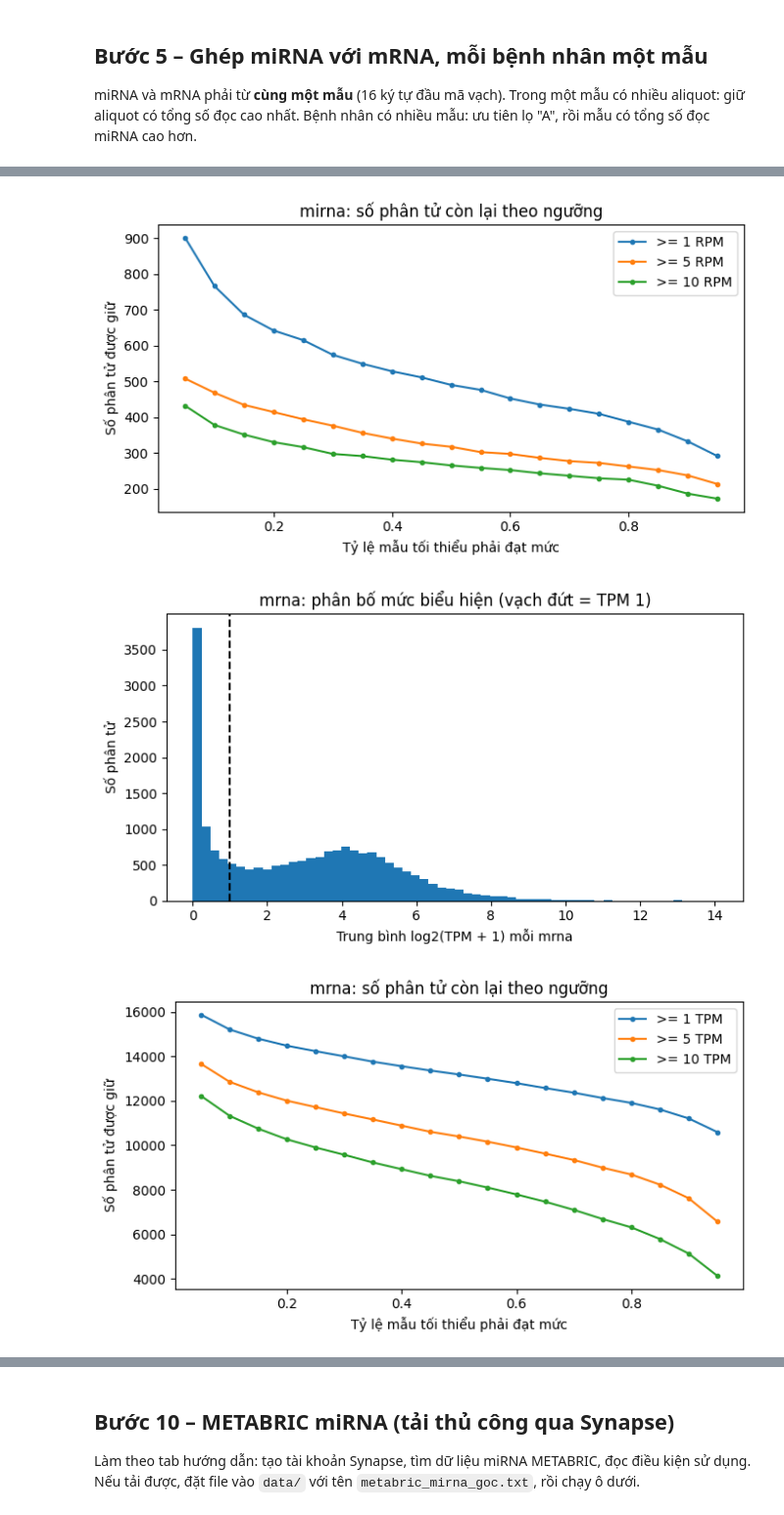
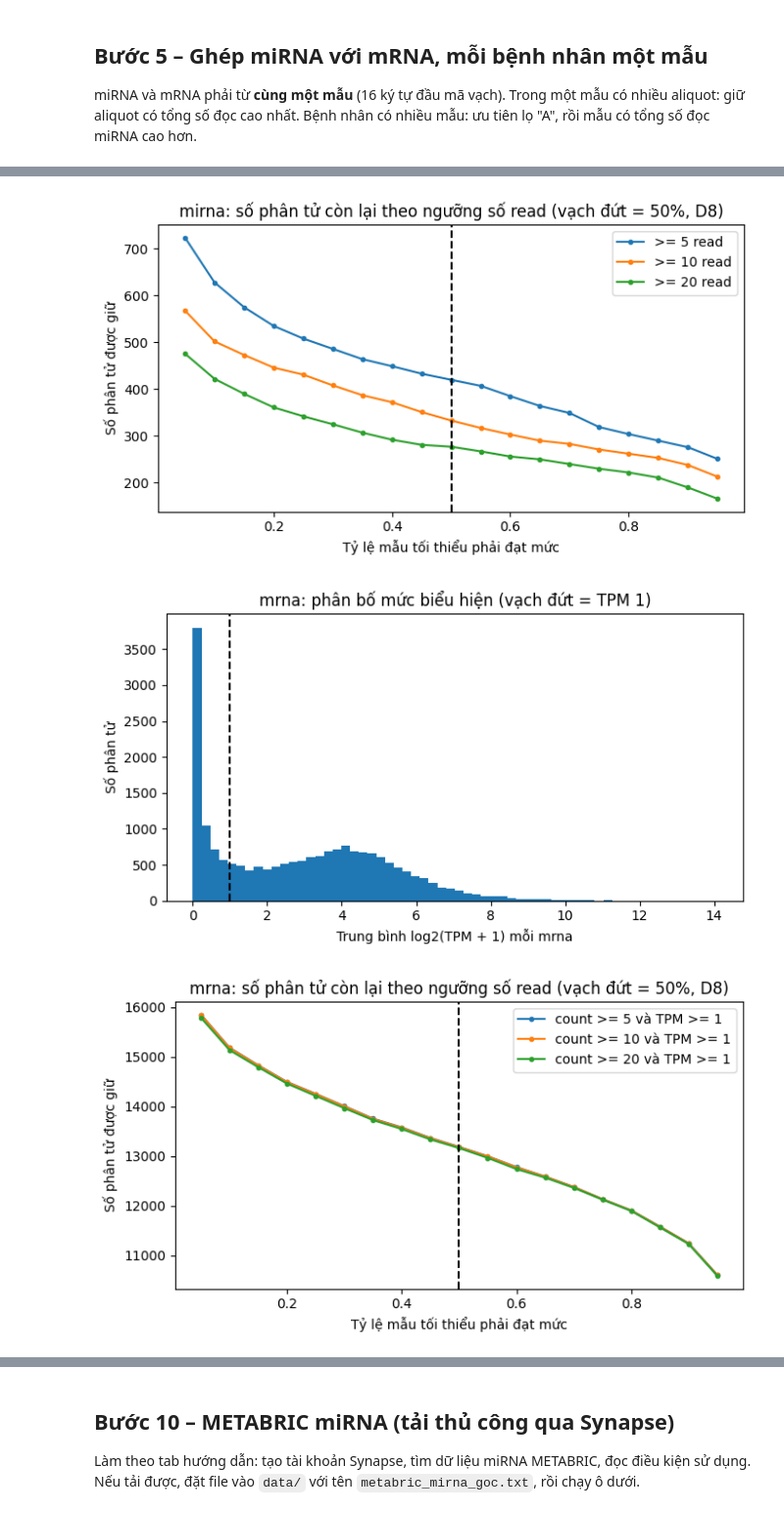
Before and after one commit to gnowV21/miRNA-mRNA_BC, a Jupyter notebook: notebooks/ND1_tien_xu_ly_du_lieu.ipynb, the cells around one changed output, grey strips where cells are left out. Shown at 98% size. Cells and saved outputs as stored; diff of their text form; code cells hidden in the pictures.

Commit message:
ND1: cập nhật theo mốc 11/2026 (D1–D8): HER2 ASCO/CAP 2018, DSS, chú thích PanCanAtlas, ngưỡng theo read, giao nền tảng, QC thành phần

```diff
--- a/notebooks/ND1_tien_xu_ly_du_lieu.ipynb
+++ b/notebooks/ND1_tien_xu_ly_du_lieu.ipynb
@@ -192,23 +342,43 @@ B1.6 Loại di căn xa lúc chẩn đoán (M1)                 139  MX được
 # %%
 F_CDR = f"{DATA}/TCGA-CDR-SupplementalTableS1.xlsx"
+URL_CDR = f"{GDC}/data/1b5f413e-a8d1-4d10-92eb-7c4ae739ed81"
 if not os.path.exists(F_CDR):
-    r = requests.get(f"{GDC}/data/1b5f413e-a8d1-4d10-92eb-7c4ae739ed81", timeout=300)
+    r = phien.get(URL_CDR, timeout=300)
     if r.status_code != 200 or len(r.content) < 1e6:
         raise RuntimeError("Không tải được TCGA-CDR. Tải thủ công 'TCGA-CDR-SupplementalTableS1.xlsx' từ "
                            "https://gdc.cancer.gov/about-data/publications/pancanatlas rồi đặt vào " + DATA)
     with open(F_CDR, "wb") as f:
         f.write(r.content)
+ghi_phien_ban_file("TCGA-CDR", F_CDR, URL_CDR, "Liu et al., Cell 2018, Table S1")
 print(pd.ExcelFile(F_CDR).sheet_names)
 
-cot = ["PFI", "PFI.time", "OS", "OS.time", "DFI", "DFI.time"]
+cot = ["PFI", "PFI.time", "OS", "OS.time", "DFI", "DFI.time", "DSS", "DSS.time"]
+cot_mo_ta = ["new_tumor_event_type", "new_tumor_event_site", "new_tumor_event_dx_days_to",
+             "cause_of_death", "tumor_status", "initial_pathologic_dx_year",
+             "age_at_initial_pathologic_diagnosis", "ajcc_pathologic_tumor_stage", "histological_type"]
 cdr = pd.read_excel(F_CDR, sheet_name="TCGA-CDR")
-cdr = cdr.loc[(cdr.type == "BRCA") & cdr.Redaction.isna(), ["bcr_patient_barcode"] + cot]  # bỏ ca Redacted
+cdr = cdr.loc[(cdr.type == "BRCA") & cdr.Redaction.isna(), ["bcr_patient_barcode"] + cot + cot_mo_ta]  # bỏ ca Redacted
 cdr[cot] = cdr[cot].apply(pd.to_numeric, errors="coerce")          # "#N/A" -> NaN
+cdr = cdr.rename(columns={c: f"cdr_{c}" for c in cot_mo_ta})       # tránh trùng tên với cột biotab
 
 tnbc = pd.read_csv(f"{DATA}/b1_tcga_tnbc_lam_sang.csv", dtype=str).merge(cdr, on="bcr_patient_barcode")
-tnbc = tnbc[tnbc.PFI.notna() & (tnbc["PFI.time"] > 0)]
+tnbc = tnbc[tnbc.PFI.notna() & (tnbc["PFI.time"] > 0)].copy()
 ghi("B2.1 Có PFI hợp lệ trong TCGA-CDR", len(tnbc), "đã bỏ ca Redacted")
 print(tnbc.PFI.value_counts(), "\n", tnbc["PFI.time"].describe())
+
+# Loại sự kiện PFI: ưu tiên new_tumor_event_type của CDR, thiếu thì lấy từ bảng NTE của biotab
+anh_xa = {"Distant Metastasis": "di_can_xa", "Locoregional Recurrence": "tai_phat_tai_cho",
+          "Locoregional Disease": "tai_phat_tai_cho", "New Primary Tumor": "u_nguyen_phat_moi"}
+loai = tnbc.cdr_new_tumor_event_type.map(anh_xa)
+nte = pd.concat([doc_biotab("clinical_nte_brca"), doc_biotab("clinical_follow_up_v4.0_nte_brca")])
+nte = nte[nte.new_tumor_event_type.isin(anh_xa)].copy()
+nte["ngay"] = pd.to_numeric(nte.new_tumor_event_dx_days_to, errors="coerce")
+nte = nte.sort_values("ngay").drop_duplicates("bcr_patient_barcode")   # sự kiện mới đầu tiên
+tu_nte = tnbc.bcr_patient_barcode.map(nte.set_index("bcr_patient_barcode").new_tumor_event_type.map(anh_xa))
+loai = loai.fillna(tu_nte)
+loai = loai.where(loai.notna() | ~tnbc.DSS.eq(1), "tu_vong_do_u")
+tnbc["loai_su_kien_pfi"] = np.where(tnbc.PFI.eq(1), loai.fillna("khac_khong_ro"), None)
+print(tnbc.loai_su_kien_pfi.value_counts().to_string())
 tnbc.to_csv(f"{DATA}/b2_tcga_tnbc_lam_sang_endpoint.csv", index=False)
 # %% [output]
 ['TCGA-CDR', 'TCGA-CDR_Notes', 'ExtraEndpoints', 'ExtraEndpoints_Notes', 'Table4_PHAssumptionTests', 'Table5_PHAssumptionTests', 'TSS_Info', 'Fig2EFG_AdditionalInfo']
@@ -364,6 +909,10 @@ Bước này chỉ vẽ hình. Xem 4 hình trong `qc/`, rồi điền ngưỡng
 # %%
 mir_rpm = pd.read_parquet(f"{DATA}/b5_mir_rpm.parquet")
+mir_cnt = pd.read_parquet(f"{DATA}/b5_mir_count.parquet")
 mr_tpm  = pd.read_parquet(f"{DATA}/b5_mr_tpm.parquet")
+mr_cnt  = pd.read_parquet(f"{DATA}/b5_mr_count.parquet")
+reads = pd.read_csv(f"{DATA}/b5_mau_chon.csv").tong_reads_mir
+print(f"RPM = 1 tương ứng {reads.min()/1e6:.2f}–{reads.median()/1e6:.2f} read (mẫu nông nhất – trung vị)")
 ty_le = np.arange(0.05, 1.0, 0.05)
 
 for loai, m, don in [("mirna", mir_rpm, "RPM"), ("mrna", mr_tpm, "TPM")]:
@@ -376,12 +925,15 @@ for loai, m, don in [("mirna", mir_rpm, "RPM"), ("mrna", mr_tpm, "TPM")]:
 
     bang = []
     fig, ax = plt.subplots(figsize=(7, 4))
-    for muc in (1, 5, 10):
-        so_giu = [int(((m >= muc).mean(axis=1) >= p).sum()) for p in ty_le]
-        ax.plot(ty_le, so_giu, marker="o", ms=3, label=f">= {muc} {don}")
+    for muc in (5, 10, 20):
+        dat = (mir_cnt >= muc) if loai == "mirna" else ((mr_cnt >= muc) & (mr_tpm >= 1))
+        so_giu = [int((dat.mean(axis=1) >= p).sum()) for p in ty_le]
+        nhan = f">= {muc} read" if loai == "mirna" else f"count >= {muc} và TPM >= 1"
+        ax.plot(ty_le, so_giu, marker="o", ms=3, label=nhan)
         bang += [{"muc": muc, "ty_le_mau": round(p, 2), "so_giu": s} for p, s in zip(ty_le, so_giu)]
+    ax.axvline(0.5, ls="--", c="k")
     ax.set(xlabel="Tỷ lệ mẫu tối thiểu phải đạt mức", ylabel="Số phân tử được giữ",
-           title=f"{loai}: số phân tử còn lại theo ngưỡng")
+           title=f"{loai}: số phân tử còn lại theo ngưỡng số read (vạch đứt = 50%, D8)")
     ax.legend(); fig.tight_layout(); fig.savefig(f"{QC}/b6_{loai}_duong_giu.png", dpi=150); plt.show()
     pd.DataFrame(bang).to_csv(f"{QC}/b6_{loai}_duong_giu.csv", index=False)
 # %% [output]
@@ -389,3 +942,3 @@ for loai, m, don in [("mirna", mir_rpm, "RPM"), ("mrna", mr_tpm, "TPM")]:
-[figure, old version]
+[figure, new version]
 [figure]
-[figure, old version]
+[figure, new version]
```
Also changed, not shown: parts of 39 cells of this notebook, 10 other files.
